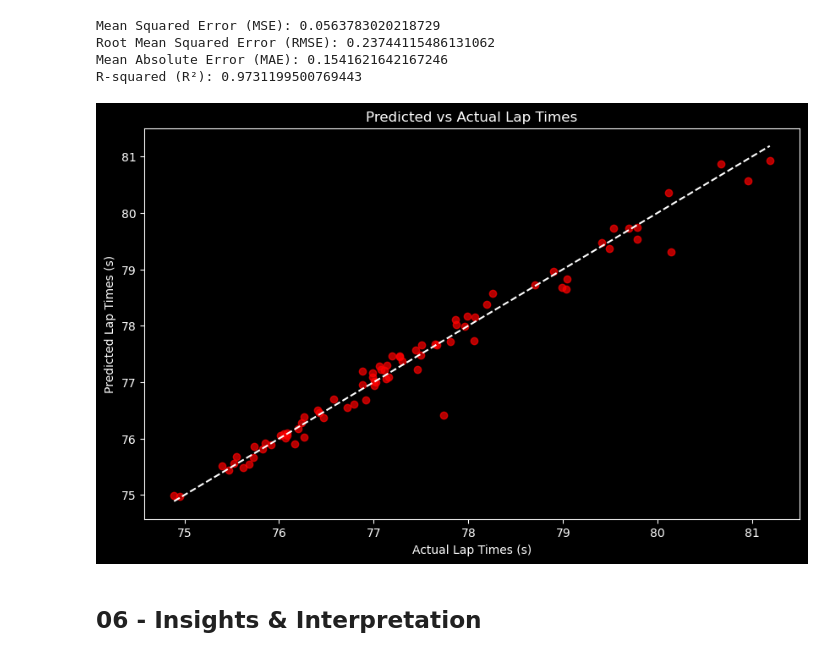
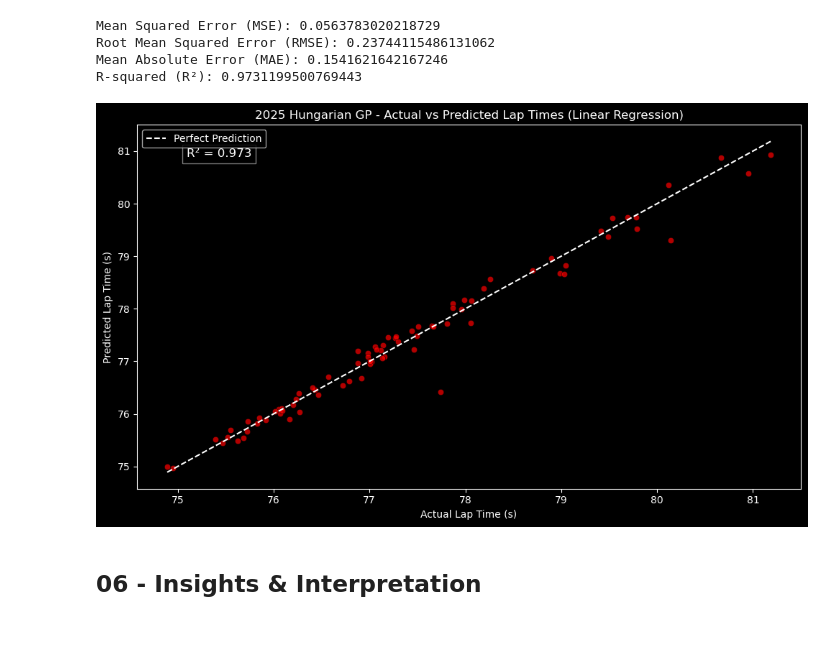
Before and after one commit to hai-henry/f1-midlap-predictor, a Jupyter notebook: notebooks/midlap-predictor.ipynb, the cells around one changed output. Cells and saved outputs as stored; diff of their text form; code cells hidden in the pictures.

Commit message:
Update linear regresion plot

```diff
--- a/notebooks/midlap-predictor.ipynb
+++ b/notebooks/midlap-predictor.ipynb
@@ -214,11 +250,15 @@ def is_outlier(row, lower_bound, upper_bound):
     Returns:
         bool: True if the lap time is an outlier, False otherwise.
     """
-    compound = row['Compound']
-    lap_time = row['LapTime (s)']
+    compound = row["Compound"]
+    lap_time = row["LapTime (s)"]
 
-    return (lap_time > upper_bound.loc[compound]) or (lap_time < lower_bound.loc[compound])
+    return (lap_time > upper_bound.loc[compound]) or (
+        lap_time < lower_bound.loc[compound]
+    )
 # %%
 # Apply the is_outlier function to each row in the DataFrame
-quicklaps['IsOutlier'] = quicklaps.apply(is_outlier, axis=1, args=(lower_bound, upper_bound))
+quicklaps["IsOutlier"] = quicklaps.apply(
+    is_outlier, axis=1, args=(lower_bound, upper_bound)
+)
 # %%
@@ -535,8 +616,12 @@ ohe_feature_names = feature_transformer.named_transformers_['ohe_compound_team']
 # %% [markdown]
 ### 4.2 Combining OHE Features & Tire Life
 # %%
-final_feature_names = list(ohe_feature_names) + NUMERIC_COLS # Combine OHE features with already numeric (TyreLife)
-final_feature_names = [n.replace(" ", "_") for n in final_feature_names] # Replace spaces with underscores
+final_feature_names = (
+    list(ohe_feature_names) + NUMERIC_COLS
+)  # Combine OHE features with already numeric (TyreLife)
+final_feature_names = [
+    n.replace(" ", "_") for n in final_feature_names
+]  # Replace spaces with underscores
 display(final_feature_names)
 # %% [output]
 ['Compound_MEDIUM',
@@ -635,16 +727,45 @@ Mean Squared Error (MSE): 0.0563783020218729
 Root Mean Squared Error (RMSE): 0.23744115486131062
 Mean Absolute Error (MAE): 0.1541621642167246
 R-squared (R²): 0.9731199500769443
-# %%
-plt.figure(figsize=(10,6))
-plt.scatter(y_test, y_pred, alpha=0.7, color = 'red')
-plt.plot([y_test.min(), y_test.max()], [y_test.min(), y_test.max()], '--', color = 'white')
-plt.xlabel("Actual Lap Times (s)")
-plt.ylabel("Predicted Lap Times (s)")
-plt.title("Predicted vs Actual Lap Times")
-plt.show()
-# %% [output]
-[figure, removed]
+# %%
+plt.figure(figsize=(10, 6))
+
+sns.scatterplot(
+    x=y_test,
+    y=y_pred,
+    color='red',
+    alpha=0.7,
+    edgecolor='black'
+)
+
+# Add 45° perfect prediction line
+plt.plot(
+    [y_test.min(), y_test.max()],
+    [y_test.min(), y_test.max()],
+    linestyle='--', color='white',
+    label='Perfect Prediction'
+)
+
+# Labels & Title
+plt.xlabel('Actual Lap Time (s)')
+plt.ylabel('Predicted Lap Time (s)')
+plt.title('2025 Hungarian GP - Actual vs Predicted Lap Times (Linear Regression)')
+
+# Add R² text (NOT in legend)
+plt.text(
+    x=y_test.min() + 0.2,
+    y=y_test.max() - 0.3,
+    s=f"R² = {rsq:.3f}",
+    fontsize=12,
+    bbox=dict(facecolor='black', alpha=0.5, edgecolor='white')
+)
+
+# Show legend (only for the line)
+plt.legend(loc='upper left')
+plt.tight_layout()
+plt.show()
+# %% [output]
+[figure, added]
 # %% [markdown]
 ## 06 - Insights & Interpretation
 # %% [markdown]
```
Also changed, not shown: parts of 22 cells of this notebook.
